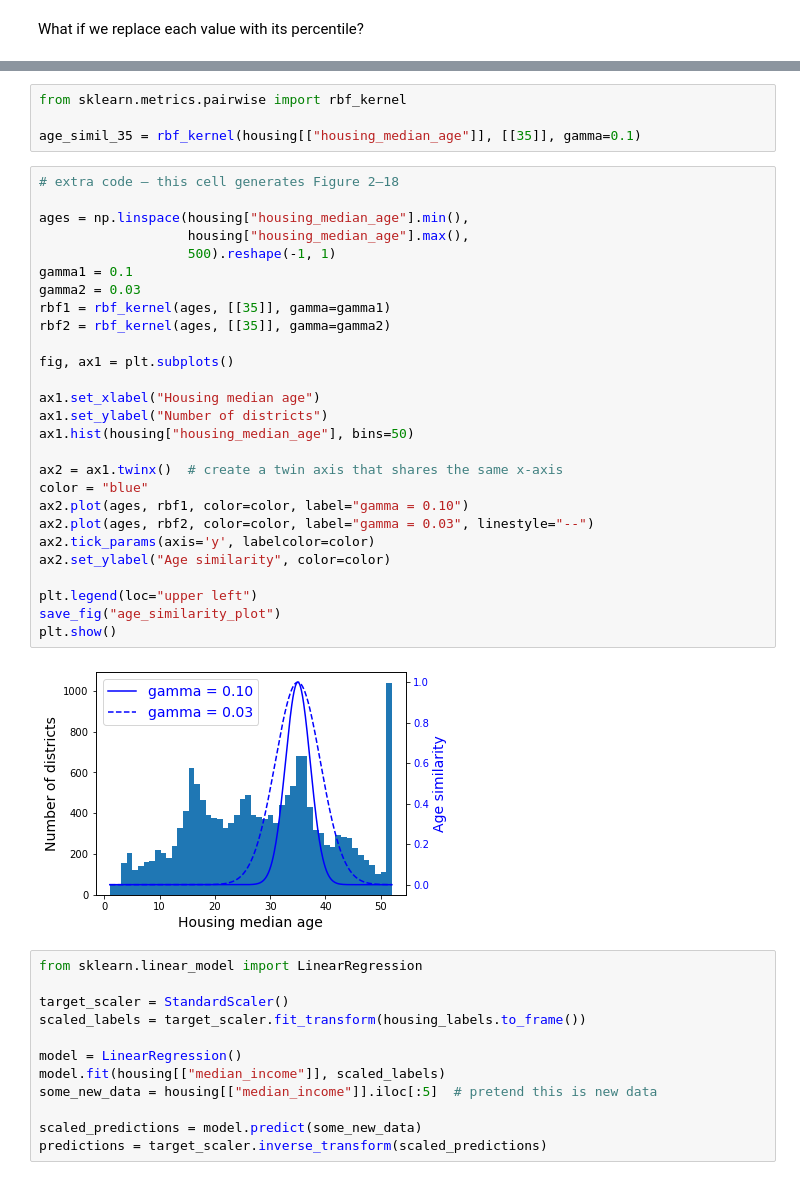
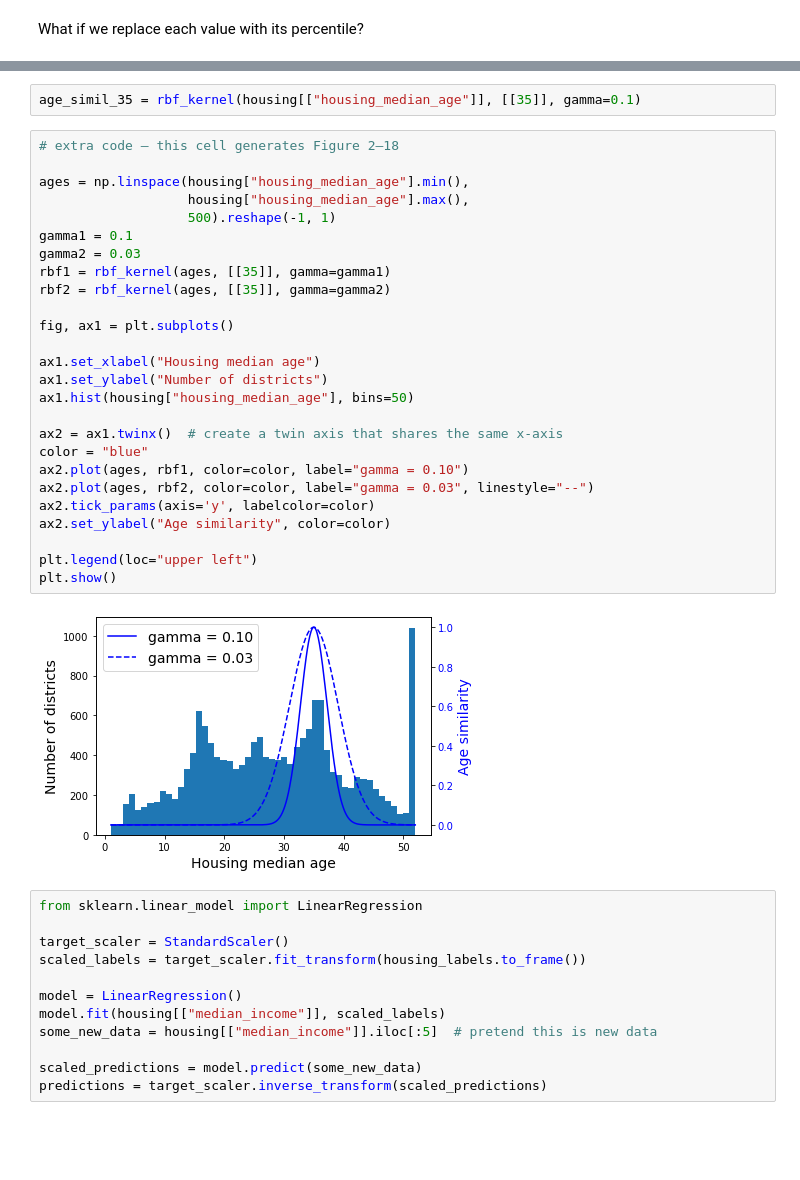
Before and after one commit to kirenz/handson-ml3, a Jupyter notebook: 02_end_to_end_machine_learning_project_short.ipynb, the cells around one changed output, grey strips where cells are left out. Cells and saved outputs as stored; diff of their text form; blank space fills up the shorter version.

```diff
--- a/02_end_to_end_machine_learning_project_short.ipynb
+++ b/02_end_to_end_machine_learning_project_short.ipynb
@@ -462,38 +472,35 @@ plt.show()
 # %% [output]
 [figure]
 # %%
-from sklearn.metrics.pairwise import rbf_kernel
-
 age_simil_35 = rbf_kernel(housing[["housing_median_age"]], [[35]], gamma=0.1)
 # %%
 # extra code – this cell generates Figure 2–18
 
 ages = np.linspace(housing["housing_median_age"].min(),
                    housing["housing_median_age"].max(),
                    500).reshape(-1, 1)
 gamma1 = 0.1
 gamma2 = 0.03
 rbf1 = rbf_kernel(ages, [[35]], gamma=gamma1)
 rbf2 = rbf_kernel(ages, [[35]], gamma=gamma2)
 
 fig, ax1 = plt.subplots()
 
 ax1.set_xlabel("Housing median age")
 ax1.set_ylabel("Number of districts")
 ax1.hist(housing["housing_median_age"], bins=50)
 
 ax2 = ax1.twinx()  # create a twin axis that shares the same x-axis
 color = "blue"
 ax2.plot(ages, rbf1, color=color, label="gamma = 0.10")
 ax2.plot(ages, rbf2, color=color, label="gamma = 0.03", linestyle="--")
 ax2.tick_params(axis='y', labelcolor=color)
 ax2.set_ylabel("Age similarity", color=color)
 
 plt.legend(loc="upper left")
-save_fig("age_similarity_plot")
 plt.show()
 # %% [output]
-[figure, old version]
+[figure, new version]
 # %%
 from sklearn.linear_model import LinearRegression
 
```
Also changed, not shown: parts of 25 cells of this notebook.
